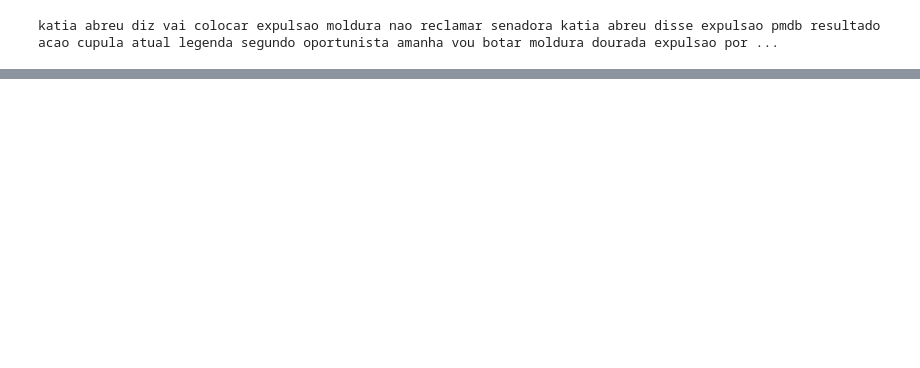
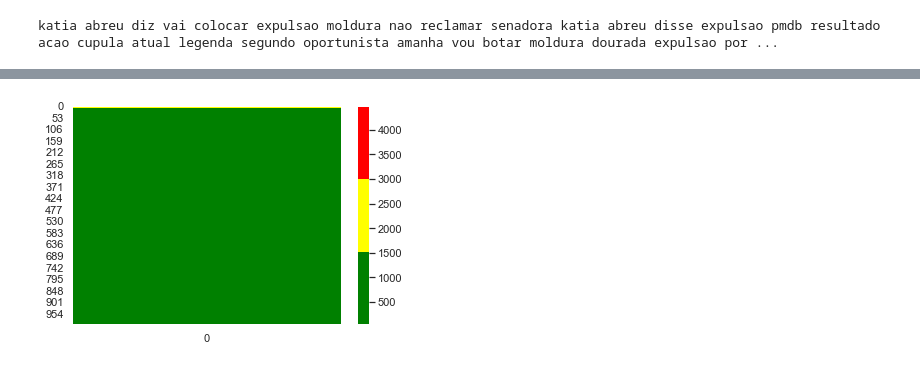
Before and after one commit to DanPascoalato/artificial-inteligence-101, a Jupyter notebook: notebooks/fake_newsversion2.ipynb, the cells around one changed output, grey strips where cells are left out. Drawn from its saved outputs; the diff is of its cells as text; code cells hidden in the pictures; blank space fills up the shorter version.

```diff
--- a/notebooks/fake_newsversion2.ipynb
+++ b/notebooks/fake_newsversion2.ipynb
@@ -180,0 +316,10 @@ ValueError: could not convert string to float: 'katia abreu diz vai colocar expu
+# %%
+import numpy as np
+import seaborn as sns
+from matplotlib.colors import ListedColormap
+import matplotlib.pyplot as plt
+data = np.asarray(ser).reshape(1000,1)
+sns.heatmap(data,cmap=ListedColormap(['green', 'yellow', 'red']))
+plt.show()
+# %% [output]
+[figure, added]
```
Also changed, not shown: parts of 32 cells of this notebook.
